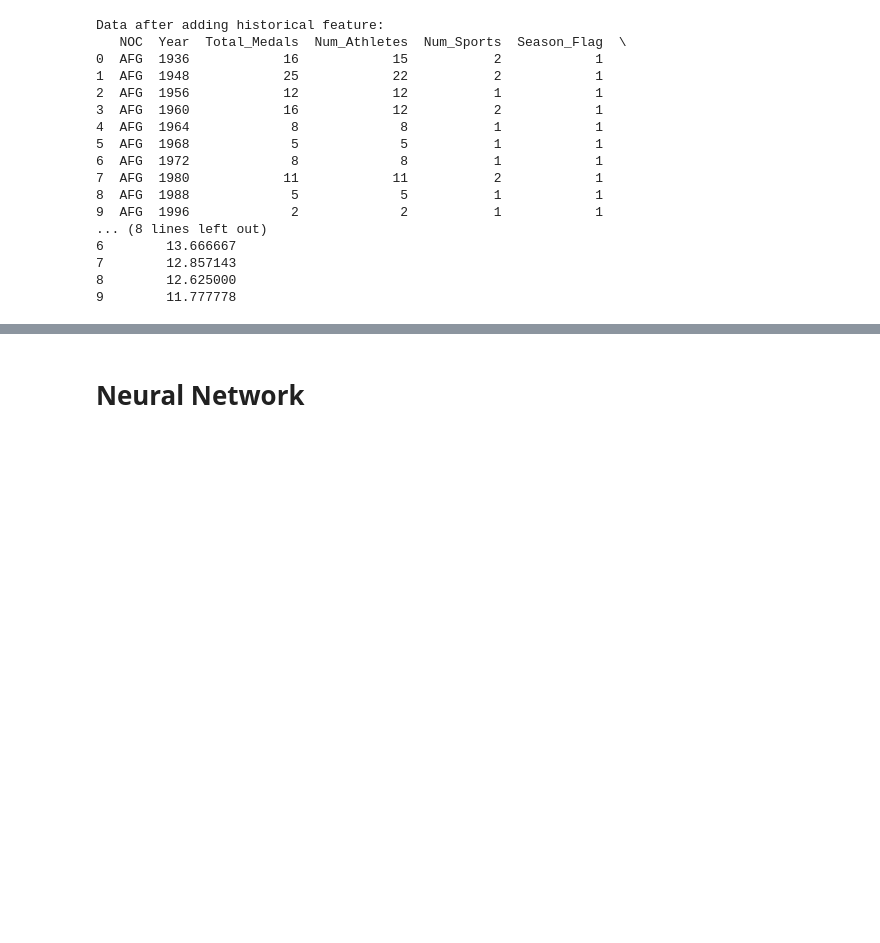
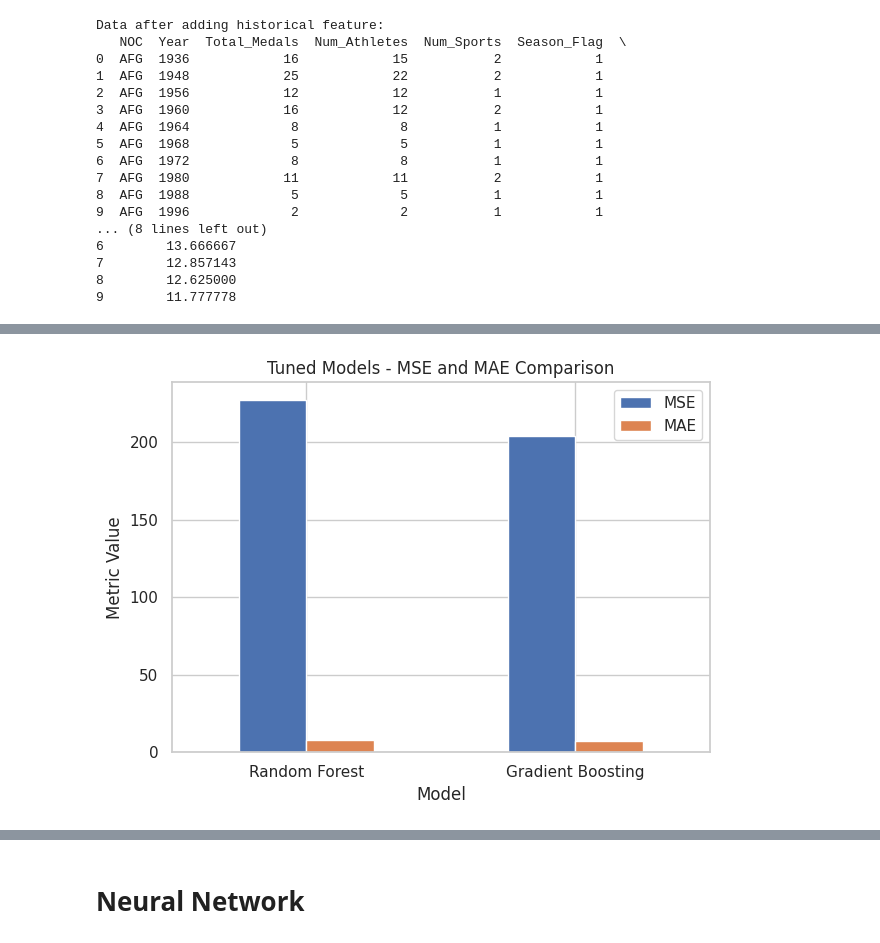
Before and after one commit to tabrezdn1/olympics-medal-prediction, a Jupyter notebook: main.ipynb, the cells around one changed output, grey strips where cells are left out. Cells and saved outputs as stored; diff of their text form; code cells hidden in the pictures; blank space fills up the shorter version.

```diff
--- a/main.ipynb
+++ b/main.ipynb
@@ -1395,49 +1377,78 @@ base_results_df = pd.DataFrame(base_results).T
 print("\nBase Model Results:")
 print(base_results_df)
 
-# Step 8: Hyperparameter Tuning for Gradient Boosting and XGBoost
+# Step 8: Hyperparameter Tuning for Top Two Models (e.g. Random Forest and Gradient Boosting)
 # ---------------------------------------------------------------
-gb_param_grid = {
-    'n_estimators': [100, 200],
-    'learning_rate': [0.01, 0.1],
-    'max_depth': [3, 5]
+rf_param_grid = {
+    'n_estimators': [100, 200, 300],
+    'max_depth': [None, 5, 10],
+    'min_samples_split': [2, 5]
 }
 
+gb_param_grid = {
+    'n_estimators': [100, 200, 300],
+    'learning_rate': [0.01, 0.1],
+    'max_depth': [3, 5, 7]
+}
+
+print("\nTuning Random Forest...")
+rf_grid = GridSearchCV(RandomForestRegressor(random_state=42),
+                       rf_param_grid, cv=3, scoring='neg_mean_squared_error', n_jobs=-1, verbose=1)
+rf_grid.fit(X_train, y_train)
+print("Best Random Forest Params:", rf_grid.best_params_)
+
+print("\nTuning Gradient Boosting...")
 gb_grid = GridSearchCV(GradientBoostingRegressor(random_state=42),
                        gb_param_grid, cv=3, scoring='neg_mean_squared_error', n_jobs=-1, verbose=1)
 gb_grid.fit(X_train, y_train)
 print("Best Gradient Boosting Params:", gb_grid.best_params_)
 
-xgb_param_grid = {
-    'n_estimators': [100, 200],
-    'learning_rate': [0.01, 0.1],
-    'max_depth': [3,5],
-    'subsample': [0.8, 1.0],
-    'colsample_bytree': [0.8, 1.0]
-}
-xgb_grid = GridSearchCV(XGBRegressor(random_state=42, objective='reg:squarederror'),
-                        xgb_param_grid, cv=3, scoring='neg_mean_squared_error', n_jobs=-1, verbose=1)
-xgb_grid.fit(X_train, y_train)
-print("Best XGBoost Params:", xgb_grid.best_params_)
+best_rf = rf_grid.best_estimator_
+best_gb = gb_grid.best_estimator_
 
-best_gb = gb_grid.best_estimator_
-best_xgb = xgb_grid.best_estimator_
+rf_mse, rf_mae, rf_r2 = evaluate_model(best_rf, X_test, y_test)
+gb_mse, gb_mae, gb_r2 = evaluate_model(best_gb, X_test, y_test)
 
-gb_mse, gb_mae, gb_r2 = evaluate_model(best_gb, X_test, y_test)
-xgb_mse, xgb_mae, xgb_r2 = evaluate_model(best_xgb, X_test, y_test)
+print("\nTuned Random Forest - MSE: {:.4f}, MAE: {:.4f}, R²: {:.4f}".format(rf_mse, rf_mae, rf_r2))
+print("Tuned Gradient Boosting - MSE: {:.4f}, MAE: {:.4f}, R²: {:.4f}".format(gb_mse, gb_mae, gb_r2))
 
-print("\nTuned Gradient Boosting - MSE: {:.4f}, MAE: {:.4f}, R²: {:.4f}".format(gb_mse, gb_mae, gb_r2))
-print("Tuned XGBoost        - MSE: {:.4f}, MAE: {:.4f}, R²: {:.4f}".format(xgb_mse, xgb_mae, xgb_r2))
+# Compare tuned models visually (Separate MSE/MAE and R² plots)
+tuned_results = pd.DataFrame({
+    'MSE': [rf_mse, gb_mse],
+    'MAE': [rf_mae, gb_mae],
+    'R²': [rf_r2, gb_r2]
+}, index=['Random Forest', 'Gradient Boosting'])
 
-# Select best model
-if xgb_r2 >= gb_r2:
-    final_model = best_xgb
-    model_name = "XGBoost"
+# Plot MSE and MAE in one graph
+plt.figure(figsize=(10,6))
+tuned_results[['MSE','MAE']].plot(kind='bar', rot=0)
+plt.title("Tuned Models - MSE and MAE Comparison")
+plt.xlabel("Model")
+plt.ylabel("Metric Value")
+plt.legend(loc='upper right')
+plt.tight_layout()
+plt.show()
+
+# Plot R² in another graph
+plt.figure(figsize=(10,6))
+tuned_results[['R²']].plot(kind='bar', rot=0, color='orange')
+plt.title("Tuned Models - R² Comparison")
+plt.xlabel("Model")
+plt.ylabel("R² Score")
+plt.legend(loc='upper right')
+plt.tight_layout()
+plt.show()
+
+# Step 9: Select Best Model
+# ---------------------------------------------------------------
+if gb_r2 >= rf_r2:
+    final_model = best_gb
+    best_model_name = "Gradient Boosting"
 else:
-    final_model = best_gb
-    model_name = "Gradient Boosting"
+    final_model = best_rf
+    best_model_name = "Random Forest"
 
-print("\nBest model selected:", model_name)
+print(f"\nBest model selected after tuning: {best_model_name} with R² = {max(gb_r2, rf_r2):.4f}")
 # %% [output]
 Base Model Results:
                           MSE       MAE        R²
@@ -1456,0 +1471 @@ Best model selected: Gradient Boosting
+[figure, added]
```
Also changed, not shown: parts of 6 cells of this notebook.
